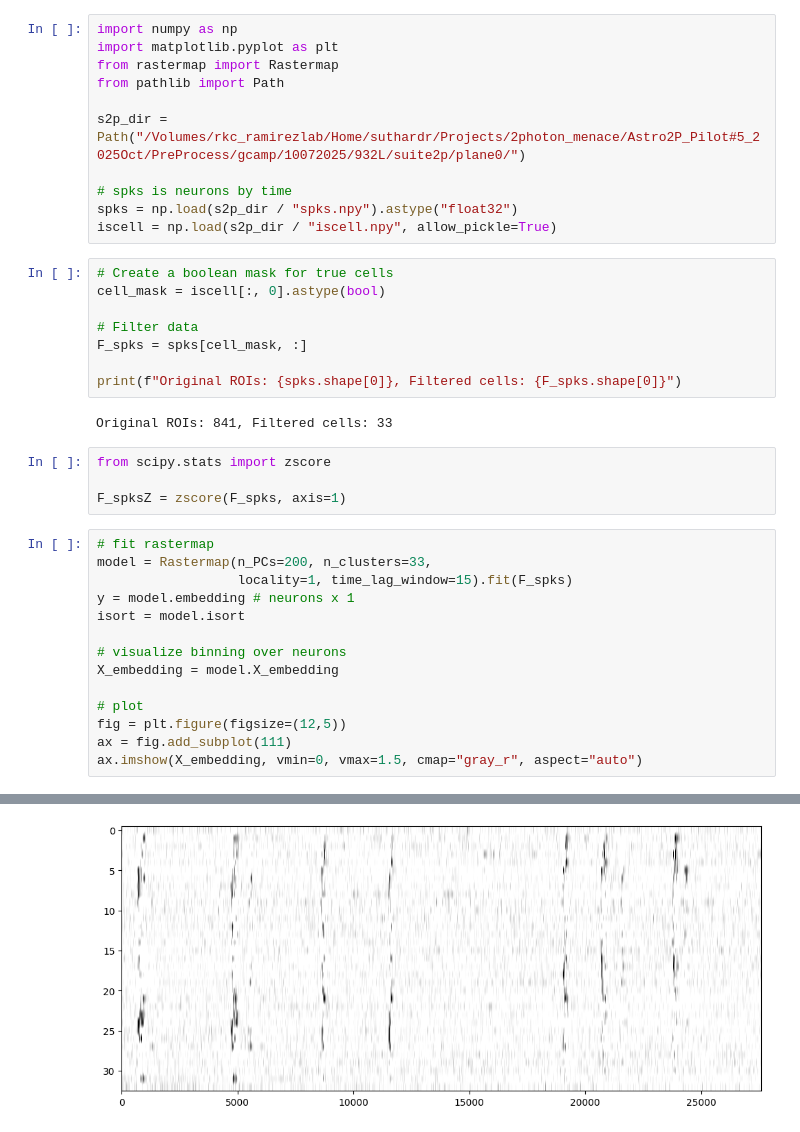
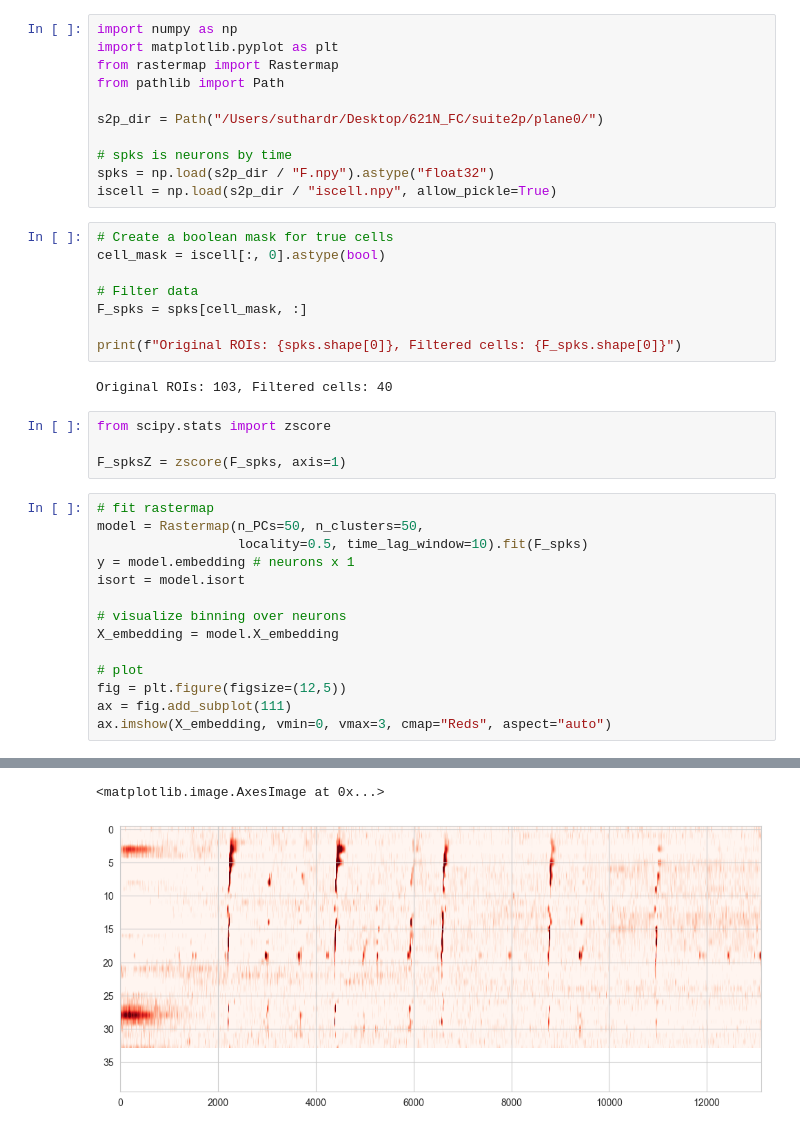
Before and after one commit to rebeccalauren88/CalciumKit, a Jupyter notebook: CalciumKit/rastermap.ipynb, the cells around one changed output, grey strips where cells are left out. Drawn from its saved outputs; the diff is of its cells as text.

```diff
--- a/CalciumKit/rastermap.ipynb
+++ b/CalciumKit/rastermap.ipynb
@@ -4,10 +4,10 @@ import matplotlib.pyplot as plt
 from rastermap import Rastermap
 from pathlib import Path
 
-s2p_dir = Path("/Volumes/rkc_ramirezlab/Home/suthardr/Projects/2photon_menace/Astro2P_Pilot#5_2025Oct/PreProcess/gcamp/10072025/932L/suite2p/plane0/")
+s2p_dir = Path("/Users/suthardr/Desktop/621N_FC/suite2p/plane0/")
 
 # spks is neurons by time
-spks = np.load(s2p_dir / "spks.npy").astype("float32")
+spks = np.load(s2p_dir / "F.npy").astype("float32")
 iscell = np.load(s2p_dir / "iscell.npy", allow_pickle=True)
 # %%
 # Create a boolean mask for true cells
@@ -18,15 +18,15 @@ F_spks = spks[cell_mask, :]
 
 print(f"Original ROIs: {spks.shape[0]}, Filtered cells: {F_spks.shape[0]}")
 # %% [output]
-Original ROIs: 841, Filtered cells: 33
+Original ROIs: 103, Filtered cells: 40
 # %%
 from scipy.stats import zscore
 
 F_spksZ = zscore(F_spks, axis=1)
 # %%
 # fit rastermap
-model = Rastermap(n_PCs=200, n_clusters=33,
-                  locality=1, time_lag_window=15).fit(F_spks)
+model = Rastermap(n_PCs=50, n_clusters=50,
+                  locality=0.5, time_lag_window=10).fit(F_spks)
 y = model.embedding # neurons x 1
 isort = model.isort
 
@@ -36,5 +36,5 @@ X_embedding = model.X_embedding
 # plot
 fig = plt.figure(figsize=(12,5))
 ax = fig.add_subplot(111)
-ax.imshow(X_embedding, vmin=0, vmax=1.5, cmap="gray_r", aspect="auto")
+ax.imshow(X_embedding, vmin=0, vmax=3, cmap="Reds", aspect="auto")
 # %% [output]
@@ -52 +51,2 @@ ax.imshow(X_embedding, vmin=0, vmax=1.5, cmap="gray_r", aspect="auto")
+<matplotlib.image.AxesImage at 0x...>
-[figure, old version]
+[figure, new version]
```
Also changed, not shown: parts of 1 cell of this notebook, 7 other files.
